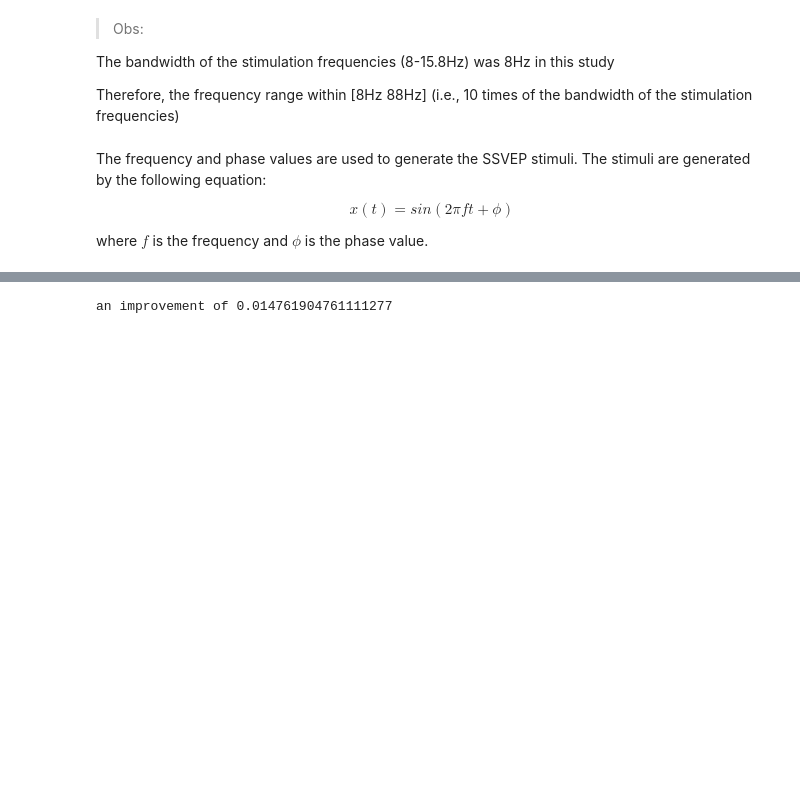
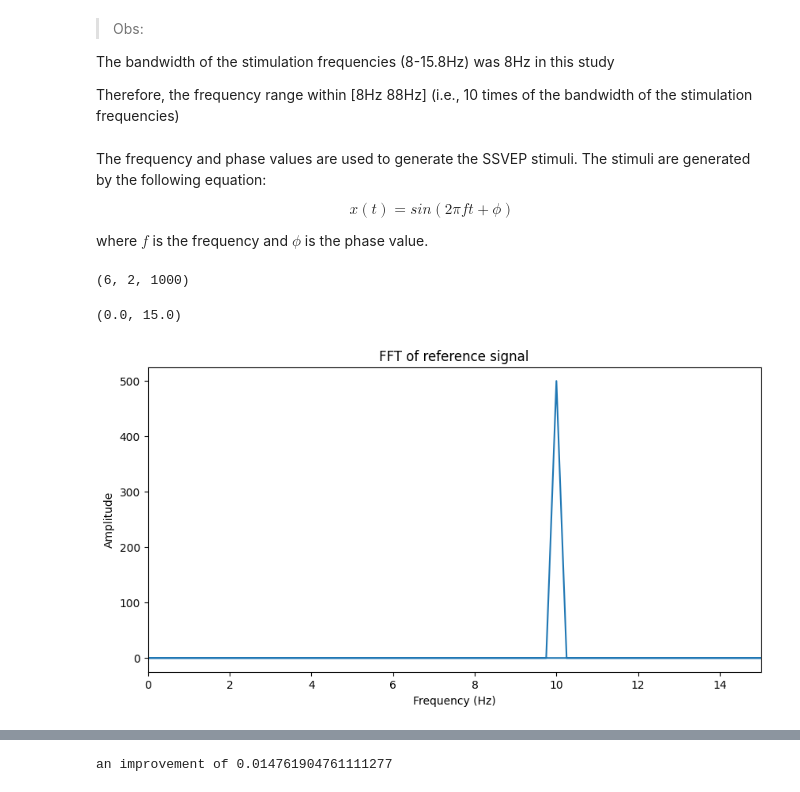
Before and after one commit to loaspra/stargan-ssvep, a Jupyter notebook: classif.ipynb, the cells around one changed output, grey strips where cells are left out. Cells and saved outputs as stored; diff of their text form; code cells hidden in the pictures; blank space fills up the shorter version.

```diff
--- a/classif.ipynb
+++ b/classif.ipynb
@@ -245,7 +254,7 @@ $$
 where $f$ is the frequency and $\phi$ is the phase value.
 # %%
 # SSVEP target frequencies
-frequencies = [8, 10]
+frequencies = [10, 12]
 # Number of samples
 N = 1000
 # Sampling frequency
@@ -256,8 +265,21 @@ n_harmonics = 3
 n_subbands = 8
 # Filter bank design
 filter_bank_design = 'M1'
-# Weight vector
-w = np.ones((2, n_harmonics * 2))
 # Reference signals
 ref_signals = generate_ref_signal('data/raw/Freq_Phase.mat', frequencies, N, n_harmonics, fs)
+# %%
+fft, freqs = get_FFT(ref_signals[0, 0])
+print(ref_signals.shape)
+# plot
+plt.figure(figsize=(10, 5))
+plt.plot(freqs, fft)
+plt.title('FFT of reference signal')
+plt.xlabel('Frequency (Hz)')
+plt.ylabel('Amplitude')
+
+plt.xlim(0, 15)
+# %% [output]
+(6, 2, 1000)
+(0.0, 15.0)
+[figure, added]
 # %%
```
Also changed, not shown: parts of 7 cells of this notebook, 2 other files.
